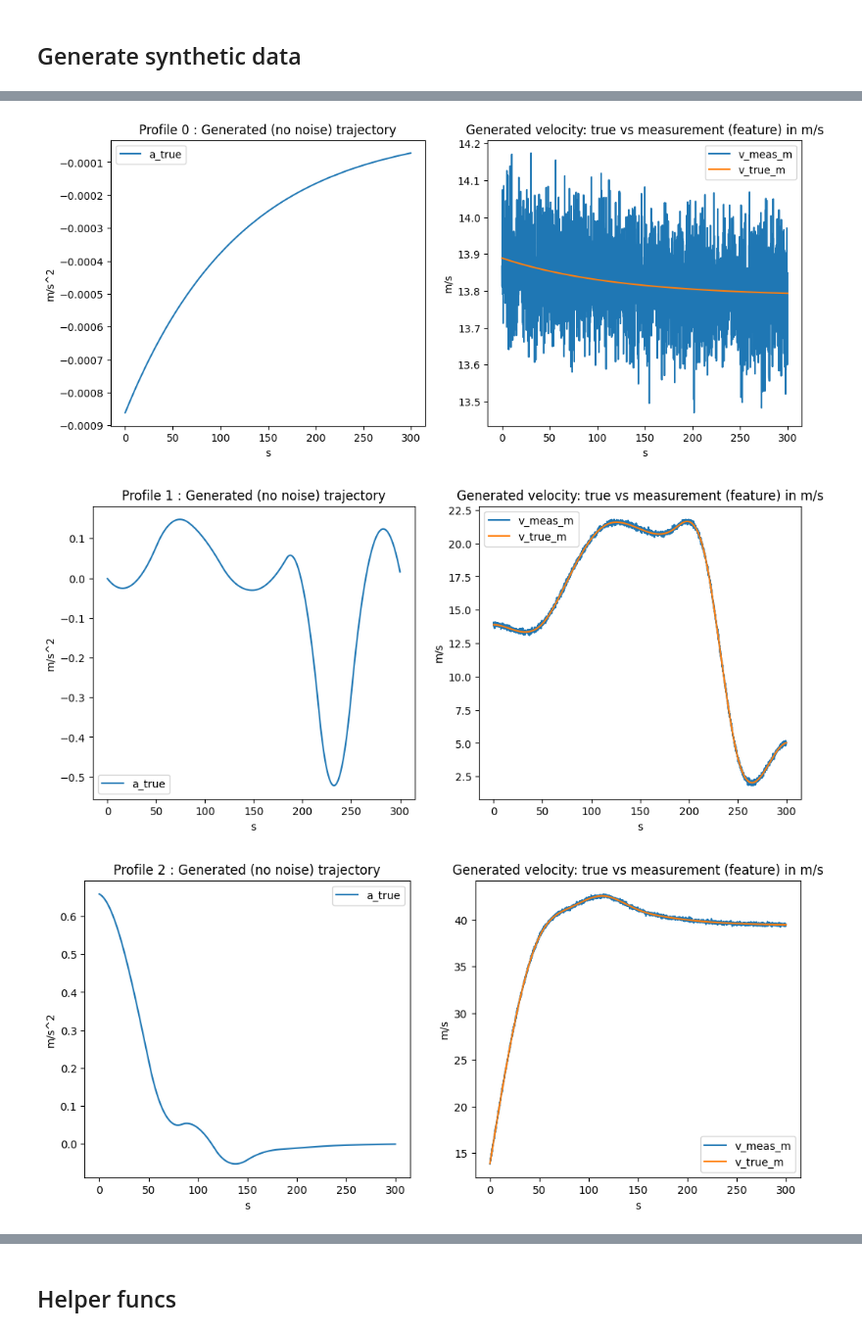
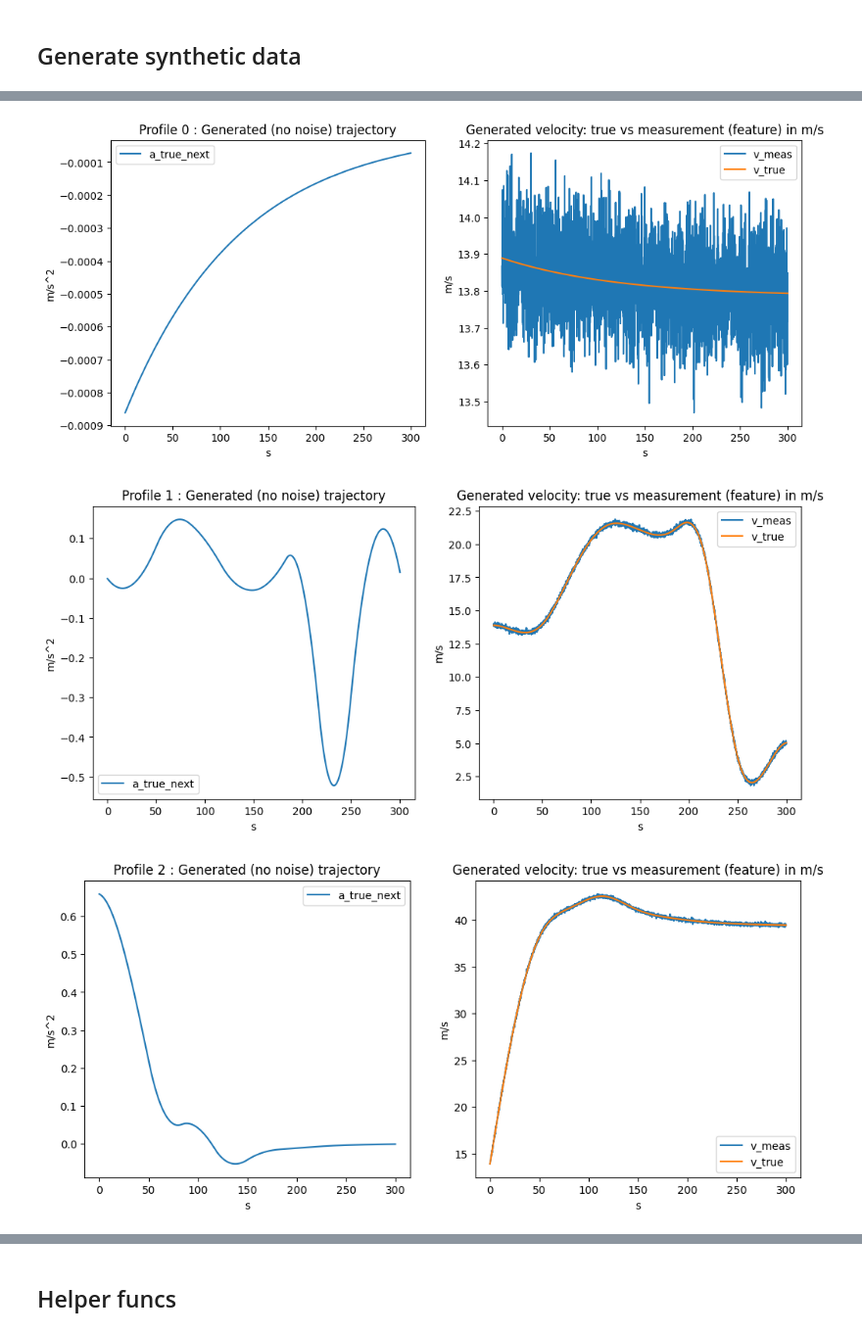
Before and after one commit to ZeArteaga/PINN-control-platooning, a Jupyter notebook: PINN.ipynb, the cells around one changed output, grey strips where cells are left out. Shown at 98% size. Saved outputs shown, nothing was run; the diff lists cells and outputs as text; code cells hidden in the pictures.

```diff
--- a/PINN.ipynb
+++ b/PINN.ipynb
@@ -152,18 +133,18 @@ def simulate_traj(car, u_func, traj_id, t):
         'traj_id': traj_id,
         't': t,
         'u': car.history["u"],
-        'v_meas_m': np.array(car.history["v"]) + np.random.normal(loc=0, scale=std, size=len(t)),
+        'v_meas': np.array(car.history["v"]) + np.random.normal(loc=0, scale=std, size=len(t)),
+        'v_true': car.history["v"],
         'x_meas': np.array(car.history["x"]) + np.random.normal(loc=0, scale=std, size=len(t)),
-        'a_true': car.history["a"],
-        'v_true_m': car.history["v"],
-        "v_true_km": np.array(car.history["v"])*3.6,
         'x_true': car.history["x"],
+        'v_true_next': car.history["v_k+1"],
+        'x_true_next': car.history["x_k+1"],
+        'a_true_next': car.history["a_k+1"],
+        'a_meas_next': car.history["a_k+1"] + np.random.normal(loc=0, scale=std, size=len(t)),
     }
 
     df = pd.DataFrame(data, dtype=np.float32)
     #label/output is next step acceleration
-    df[["a_true_shift", "v_true_shift_m", "x_true_shift"]] = df[["a_true", "v_true_m", "x_true"]].shift(-1, fill_value=np.nan)
-    df = df.dropna(axis=0) #drop last row (NA)
     return df
 
 dataframes = []
@@ -172,17 +153,16 @@ for id, func in enumerate(input_interp):
 
     #plot
     fig, axs = plt.subplots(1, 2, figsize=(12, 5))
-    dataframe.plot(x='t', y="a_true", ax=axs[0],
+    dataframe.plot(x='t', y="a_true_next", ax=axs[0],
                title="Profile " + str(id) + " : Generated (no noise) trajectory",
                legend=True, ylabel="m/s^2", xlabel="s")
-    dataframe.plot(x='t', y=["v_meas_m","v_true_m"], ax=axs[1],
+    dataframe.plot(x='t', y=["v_meas","v_true"], ax=axs[1],
                title="Generated velocity: true vs measurement (feature) in m/s",
                legend=True, ylabel="m/s", xlabel="s")
 
     dataframes.append(dataframe)
     car.reset(x0) #x0 common for all trajectories
 
-t = t[:-1] #drop last row
 dataset = pd.concat(dataframes, axis=0, ignore_index=True)
 dataset.to_csv("data/synthetic_5_trajectories.csv", index=False)
 print(dataset.head())
@@ -203,3 +183,3 @@ print(dataset.head())
-[figure, old version]
+[figure, new version]
-[figure, old version]
+[figure, new version]
-[figure, old version]
+[figure, new version]
```
Also changed, not shown: parts of 14 cells of this notebook, 8 other files.
